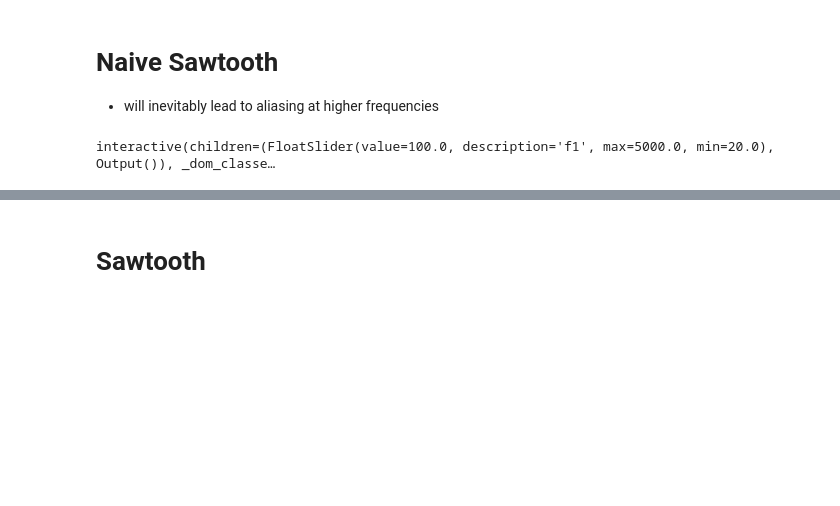
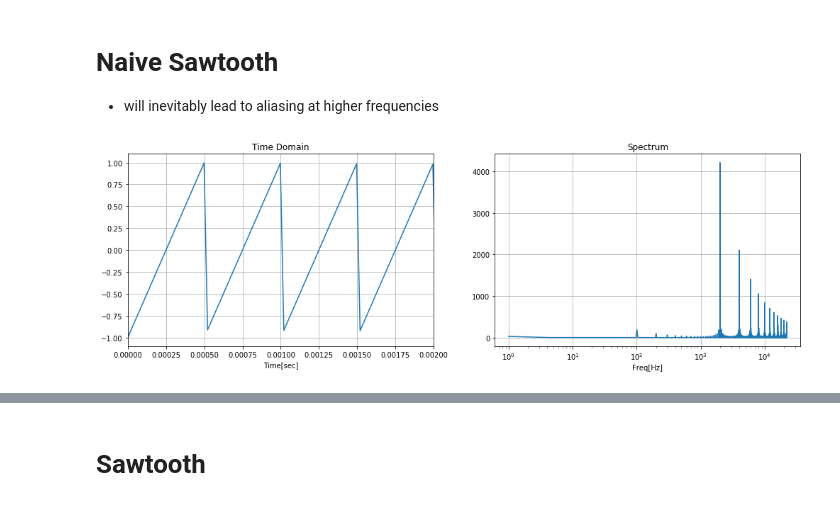
Before and after one commit to znibbles/01-advanced-synthesis-techniques, a Jupyter notebook: 01-BLIT.ipynb, the cells around one changed output, grey strips where cells are left out. Saved outputs shown, nothing was run; the diff lists cells and outputs as text; code cells hidden in the pictures; blank space fills up the shorter version.

```diff
--- a/01-BLIT.ipynb
+++ b/01-BLIT.ipynb
@@ -5,18 +5,18 @@ import matplotlib.pyplot as plt
 from IPython.display import Audio
 from ipywidgets import interactive
 # %%
-T = 0.3 #sec
-fs = 44100. #Hz
-N = T*fs #num Samples
-n = np.arange(N)+1 #sample Index
+# T = 0.3 #sec
+# fs = 44100. #Hz
+# N = T*fs #num Samples
+# n = np.arange(N)+1 #sample Index
 
-t = n/fs #time
+# t = n/fs #time
 # %%
-freq = 2000.000 #Hz
-T1 = 1./freq #period in Seconds
-Ts = 1./fs #sampling Period
-P = T1/Ts # (1/freq)*fs
-M = 2*np.floor(P/2.)+1 #Number of Harmonics
+# freq = 2000.000 #Hz
+# T1 = 1./freq #period in Seconds
+# Ts = 1./fs #sampling Period
+# P = T1/Ts # (1/freq)*fs
+# M = 2*np.floor(P/2.)+1 #Number of Harmonics TODO move down to BLIT
 # %%
 def tfPlot(sig, fs=44100, timeLen=None):
     """
@@ -48,27 +48,27 @@ def tfPlot(sig, fs=44100, timeLen=None):
 
 def makeNaiveSaw(f1=100):
     global sig
-    T = 0.1 #sec
+    T = 0.3 #sec
     fs = 44100. #Hz
     N = T*fs #num Samples
     n = np.arange(N)+1. #sample Index
     t = n/fs #time
 
     freq = f1 #Hz
-    T1 = 1./freq #period in Seconds
-    Ts = 1./fs #sampling Period
-    P = T1/Ts # (1/freq)*fs
+    P = 1/freq * fs # (1/freq)*fs
 
     y = np.zeros(int(N))
 
     for i in range(len(n)):
-        y[i] = (i % P)/P - 0.5
+        y[i] = 2* ((i % P)/P - 0.5)
 
     tfPlot(y, timeLen=4*P/fs)
     sig = y
 # %%
-v = interactive(makeNaiveSaw, f1=(20.0,5000.0),)
-display(v)
+# v = interactive(makeNaiveSaw, f1=(20.0,5000.0),)
+# display(v)
+
+makeNaiveSaw(2000)
 # %% [output]
-interactive(children=(FloatSlider(value=100.0, description='f1', max=5000.0, min=20.0), Output()), _dom_classe…
+[figure, added]
 # %%
```
Also changed, not shown: parts of 23 cells of this notebook, 1 other file.
